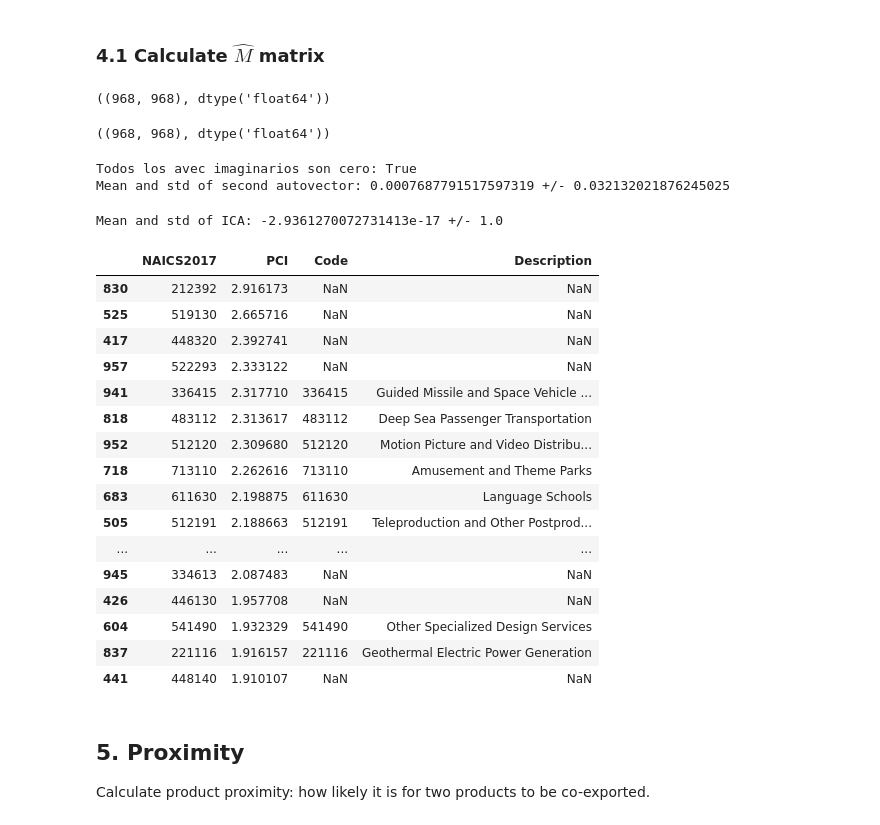
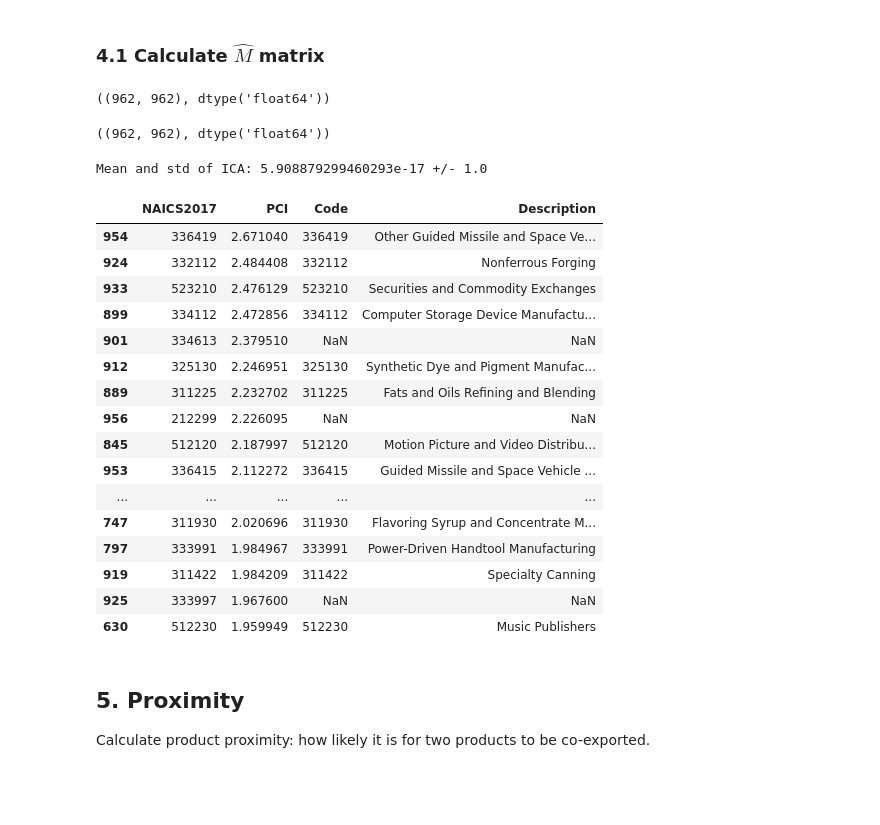
Before and after one commit to paulaluvini/opportunity_assessment, a Jupyter notebook: create_indexes.ipynb, the cells around one changed output. Saved outputs shown, nothing was run; the diff lists cells and outputs as text; code cells hidden in the pictures; blank space fills up the shorter version.

```diff
--- a/create_indexes.ipynb
+++ b/create_indexes.ipynb
@@ -12,7 +12,7 @@ Read the necessary files and select which data and aggregation you want to use
 # %%
 # Select which data and aggregation to use
 
-data_choice = "labor" # trade / labor
+data_choice = "trade" # trade / labor
 labor_aggregation = "state" # state / metropolitan_area
 # %%
 # Directory structure and read database
@@ -46,7 +46,11 @@ elif data_choice == "labor":
         data= pd.read_parquet(DATASETS_DIR + "df_labor_usa_states.parquet",engine='fastparquet')
         data['NAICS2017'] = data['NAICS2017'].astype(str) # Ensure NAICS is string*
         data['naics_level'] = data['NAICS2017'].str.len() # Add a column for NAICS code length
-        data = data[data.naics_level == 6]
+        data = data[data.naics_level == 5]
+        df_temp = data.groupby([location]).sum()
+        remove_states = df_temp.loc[df_temp[variable]<100000].index
+        data = data.loc[~data[location].isin(remove_states)]
+        data = data.loc[~data[location].isin(["Puerto Rico"])]
         data = data.loc[data[variable]>0]
         print(data.shape)
         print(data.head())
@@ -61,8 +65,8 @@ elif data_choice == "labor":
         data= pd.read_parquet(DATASETS_DIR + "df_labor_usa_metropolitan_area.parquet",engine='fastparquet')
         data['NAICS2017'] = data['NAICS2017'].astype(str) # Ensure NAICS is string*
         data['naics_level'] = data['NAICS2017'].str.len() # Add a column for NAICS code length
-        data = data[data.naics_level == 6]
-        data = data.loc[data[variable]>0]
+        mask_5digit = data["NAICS2017"].str.len().eq(6) & data["NAICS2017"].str.isnumeric()
+        data = data[mask_5digit]
         print(data.shape)
         print(data.head())
 # %% [output]
@@ -334,17 +336,14 @@ for i in range(len(locations)):
 Sppprima = np.matmul(Mpa.transpose(), temp_Mpa_2)
 Sppprima.shape, Sppprima.dtype
 # %% [output]
-((968, 968), dtype('float64'))
+((962, 962), dtype('float64'))
 # %%
 Mmonio_p = np.matmul(U_inv, Sppprima)
 Mmonio_p.shape, Mmonio_p.dtype
 # %% [output]
-((968, 968), dtype('float64'))
+((962, 962), dtype('float64'))
 # %%
 pci_raw = calc_complexity(Mmonio_p)
-# %% [output]
-Todos los avec imaginarios son cero: True
-Mean and std of second autovector: 0.0007687791517597319 +/- 0.032132021876245025
 # %%
 if data_choice == "trade":
     df_product_codes=pd.read_excel(DATASETS_DIR + "BACI/HSCodeandDescription.xlsx", sheet_name="HS22")
@@ -358,31 +357,31 @@ elif data_choice == "labor":
 # %%
 # Let's check now results on PCI.
 # Also check that the PCIs are not reversed. If they are reversed, run next cell to change their sign. This is because the eigenvector calculation has an indeterminate direction and must be determined manually.
 pci_norm = (pci_raw - pci_raw.mean())/pci_raw.std()
-pci_norm = -pci_norm
+pci_norm = pci_norm
 print('Mean and std of ICA:', pci_norm.mean(), '+/-', pci_norm.std())
 
 df_pci = pd.DataFrame({code: products, 'PCI': pci_norm}).merge(df_product_codes[["Code", "Description"]].drop_duplicates(subset=["Code", "Description"]), how="left", left_on=code, right_on="Code")
 df_pci.sort_values(by="PCI", ascending=False)[0:20]
 # %% [output]
-Mean and std of ICA: -2.9361270072731413e-17 +/- 1.0
+Mean and std of ICA: 5.908879299460293e-17 +/- 1.0
 |  | NAICS2017 | PCI | Code | Description |
-| 830 | 212392 | 2.916173 | NaN | NaN |
-| 525 | 519130 | 2.665716 | NaN | NaN |
-| 417 | 448320 | 2.392741 | NaN | NaN |
-| 957 | 522293 | 2.333122 | NaN | NaN |
-| 941 | 336415 | 2.317710 | 336415 | Guided Missile and Space Vehicle ... |
-| 818 | 483112 | 2.313617 | 483112 | Deep Sea Passenger Transportation |
-| 952 | 512120 | 2.309680 | 512120 | Motion Picture and Video Distribu... |
-| 718 | 713110 | 2.262616 | 713110 | Amusement and Theme Parks |
-| 683 | 611630 | 2.198875 | 611630 | Language Schools |
-| 505 | 512191 | 2.188663 | 512191 | Teleproduction and Other Postprod... |
+| 954 | 336419 | 2.671040 | 336419 | Other Guided Missile and Space Ve... |
+| 924 | 332112 | 2.484408 | 332112 | Nonferrous Forging |
+| 933 | 523210 | 2.476129 | 523210 | Securities and Commodity Exchanges |
+| 899 | 334112 | 2.472856 | 334112 | Computer Storage Device Manufactu... |
+| 901 | 334613 | 2.379510 | NaN | NaN |
+| 912 | 325130 | 2.246951 | 325130 | Synthetic Dye and Pigment Manufac... |
+| 889 | 311225 | 2.232702 | 311225 | Fats and Oils Refining and Blending |
+| 956 | 212299 | 2.226095 | NaN | NaN |
+| 845 | 512120 | 2.187997 | 512120 | Motion Picture and Video Distribu... |
+| 953 | 336415 | 2.112272 | 336415 | Guided Missile and Space Vehicle ... |
 | ... | ... | ... | ... | ... |
-| 945 | 334613 | 2.087483 | NaN | NaN |
-| 426 | 446130 | 1.957708 | NaN | NaN |
-| 604 | 541490 | 1.932329 | 541490 | Other Specialized Design Services |
-| 837 | 221116 | 1.916157 | 221116 | Geothermal Electric Power Generation |
-| 441 | 448140 | 1.910107 | NaN | NaN |
+| 747 | 311930 | 2.020696 | 311930 | Flavoring Syrup and Concentrate M... |
+| 797 | 333991 | 1.984967 | 333991 | Power-Driven Handtool Manufacturing |
+| 919 | 311422 | 1.984209 | 311422 | Specialty Canning |
+| 925 | 333997 | 1.967600 | NaN | NaN |
+| 630 | 512230 | 1.959949 | 512230 | Music Publishers |
 # %%
 # Prepare arrays to export
 
```
Also changed, not shown: parts of 28 cells of this notebook, 6 other files.
